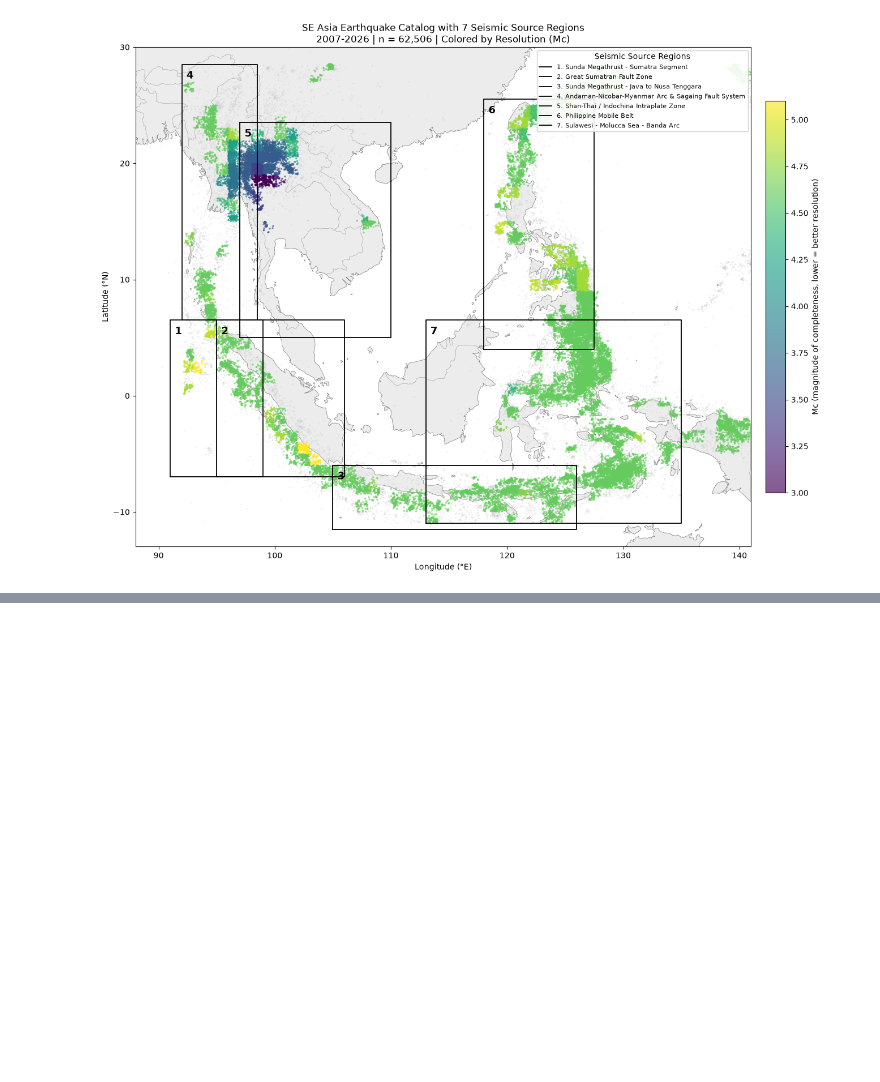
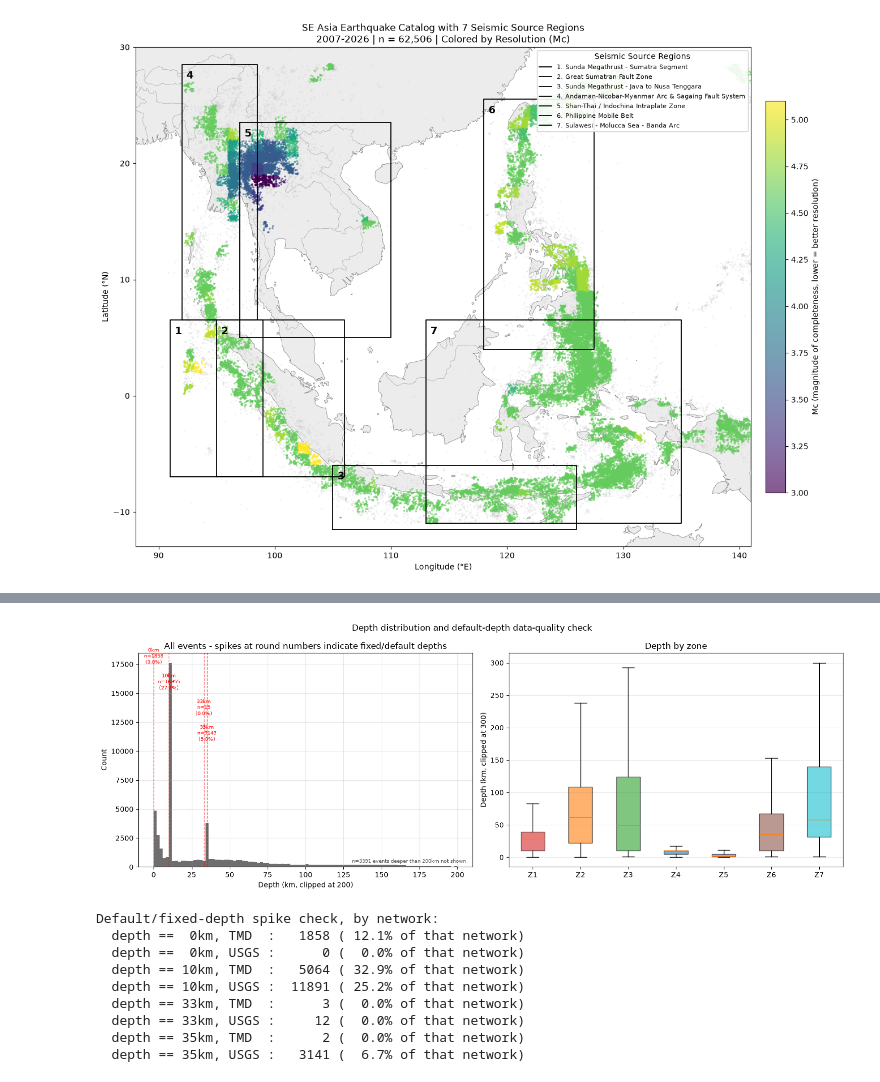
Before and after one commit to maypccp19-glitch/thesis_draft, a Jupyter notebook: preprocess_eda.ipynb, the cells around one changed output, grey strips where cells are left out. Drawn from its saved outputs; the diff is of its cells as text; code cells hidden in the pictures; blank space fills up the shorter version.

```diff
--- a/preprocess_eda.ipynb
+++ b/preprocess_eda.ipynb
@@ -644,0 +790,53 @@ Events with resolvable local Mc: 52699 / 62506
+# %%
+fig, axes = plt.subplots(1, 2, figsize=(15, 5.5))
+
+depth_le200 = catalog.loc[catalog["depth_km"] <= 200, "depth_km"]
+n_beyond = (catalog["depth_km"] > 200).sum()
+axes[0].hist(depth_le200, bins=100, color="#555555", alpha=0.85)
+axes[0].annotate(f"n={n_beyond} events deeper than 200km not shown", xy=(0.98, 0.02),
+                  xycoords="axes fraction", ha="right", fontsize=7, color="#555555")
+default_depths = [0, 10, 33, 35]
+ymax = axes[0].get_ylim()[1]
+for k, d in enumerate(default_depths):
+    n = np.isclose(catalog["depth_km"], d, atol=0.01).sum()
+    pct = n / len(catalog) * 100
+    axes[0].axvline(d, color="red", ls="--", lw=1, alpha=0.6)
+    axes[0].annotate(f"{d}km\nn={n}\n({pct:.1f}%)", xy=(d, ymax * (0.95 - 0.12 * k)),
+                      fontsize=7, color="red", ha="center")
+axes[0].set_xlabel("Depth (km, clipped at 200)")
+axes[0].set_ylabel("Count")
+axes[0].set_title("All events - spikes at round numbers indicate fixed/default depths")
+axes[0].grid(alpha=0.3)
+
+zones_boxdata = [catalog.loc[catalog["zone_code"] == z, "depth_km"].dropna().clip(upper=300) for z in ZONE_ORDER]
+bp = axes[1].boxplot(zones_boxdata, tick_labels=ZONE_ORDER, showfliers=False, patch_artist=True)
+for patch, z in zip(bp["boxes"], ZONE_ORDER):
+    patch.set_facecolor(ZONE_COLOR[z])
+    patch.set_alpha(0.6)
+axes[1].set_ylabel("Depth (km, clipped at 300)")
+axes[1].set_title("Depth by zone")
+axes[1].grid(alpha=0.3, axis="y")
+
+fig.suptitle("Depth distribution and default-depth data-quality check")
+fig.tight_layout()
+fig.savefig(f"{FIG_DIR}/depth_distribution.png", dpi=150)
+plt.show()
+
+print("Default/fixed-depth spike check, by network:")
+for d in default_depths:
+    for net_label, net_mask in [("TMD", catalog["network"] == "TMD"),
+                                 ("USGS", catalog["network"].str.startswith("USGS"))]:
+        net_df = catalog.loc[net_mask]
+        n = np.isclose(net_df["depth_km"], d, atol=0.01).sum()
+        print(f"  depth == {d:>2}km, {net_label:5s}: {n:6d} ({n / len(net_df) * 100:5.1f}% of that network)")
+# %% [output]
+[figure, added]
+Default/fixed-depth spike check, by network:
+  depth ==  0km, TMD  :   1858 ( 12.1% of that network)
+  depth ==  0km, USGS :      0 (  0.0% of that network)
+  depth == 10km, TMD  :   5064 ( 32.9% of that network)
+  depth == 10km, USGS :  11891 ( 25.2% of that network)
+  depth == 33km, TMD  :      3 (  0.0% of that network)
+  depth == 33km, USGS :     12 (  0.0% of that network)
+  depth == 35km, TMD  :      2 (  0.0% of that network)
+  depth == 35km, USGS :   3141 (  6.7% of that network)
```
Also changed, not shown: parts of 13 cells of this notebook, 13 other files.
